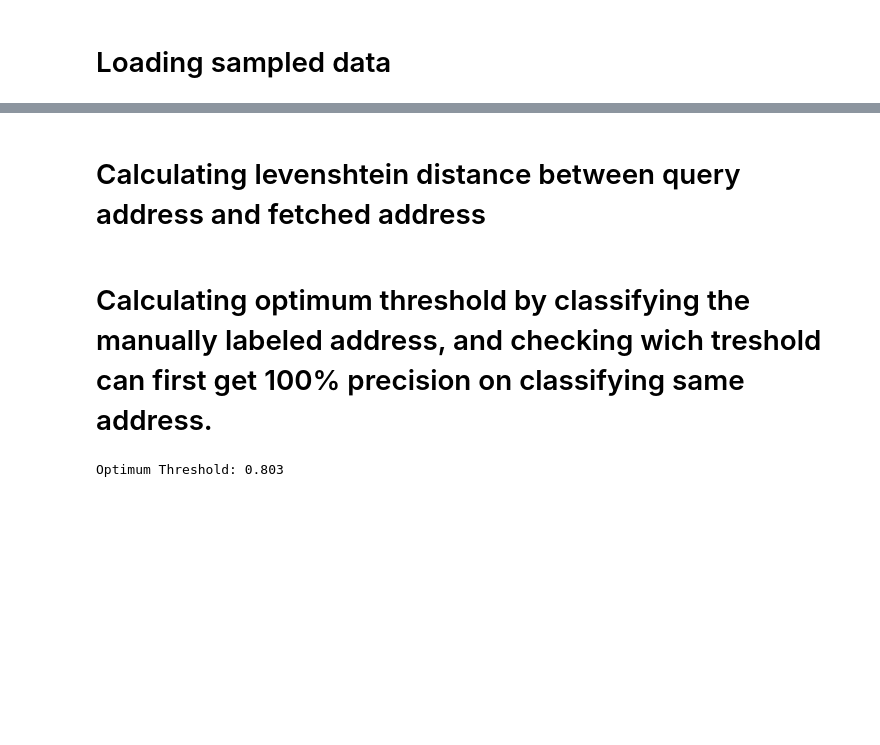
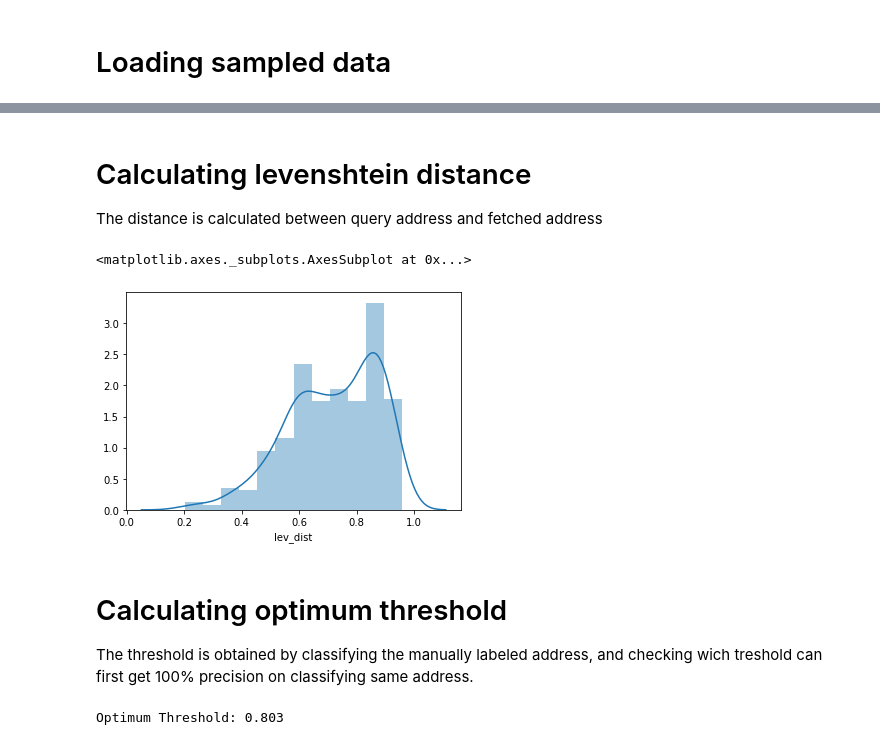
Before and after one commit to tpinhoda/Geocoding_Brazilian_Elections, a Jupyter notebook: notebooks/exploratory/4_(tpinhoda)_checking_geocoded_dataset_integrity(levenshtein_threshold).ipynb, the cells around one changed output, grey strips where cells are left out. Cells and saved outputs as stored; diff of their text form; code cells hidden in the pictures; blank space fills up the shorter version.

```diff
--- a/notebooks/exploratory/4_(tpinhoda)_checking_geocoded_dataset_integrity(levenshtein_threshold).ipynb
+++ b/notebooks/exploratory/4_(tpinhoda)_checking_geocoded_dataset_integrity(levenshtein_threshold).ipynb
@@ -19,11 +40,17 @@ data.head()
 | 3 | POVOADO SECO DAS MULATAS, POVOADO... | 2655 Ericeira, Portugal | APPROXIMATE | n |
 | 4 | VILA MINERACU, ZONA RURAL - SÃO F... | São Félix do Xingu, PA, 68380-000... | APPROXIMATE | n |
 # %% [markdown]
-# Calculating levenshtein distance between query address and fetched address
+# Calculating levenshtein distance
+The distance is calculated between query address and fetched address
 # %%
 data['lev_dist'] = data.apply(lambda x: Levenshtein.ratio(x['query_address'].lower(),x['fetched_address'].lower()), axis=1)
+sns.distplot(data['lev_dist'])
+# %% [output]
+<matplotlib.axes._subplots.AxesSubplot at 0x...>
+[figure, added]
 # %% [markdown]
-# Calculating optimum threshold by classifying the manually labeled address, and checking wich treshold can first get 100% precision on classifying same address.
+# Calculating optimum threshold
+The threshold is obtained by classifying the manually labeled address, and checking wich treshold can first get 100% precision on classifying same address.
 # %%
 all_precisions = []
 all_threshold = []
```
Also changed, not shown: parts of 1 cell of this notebook, 28 other files.
